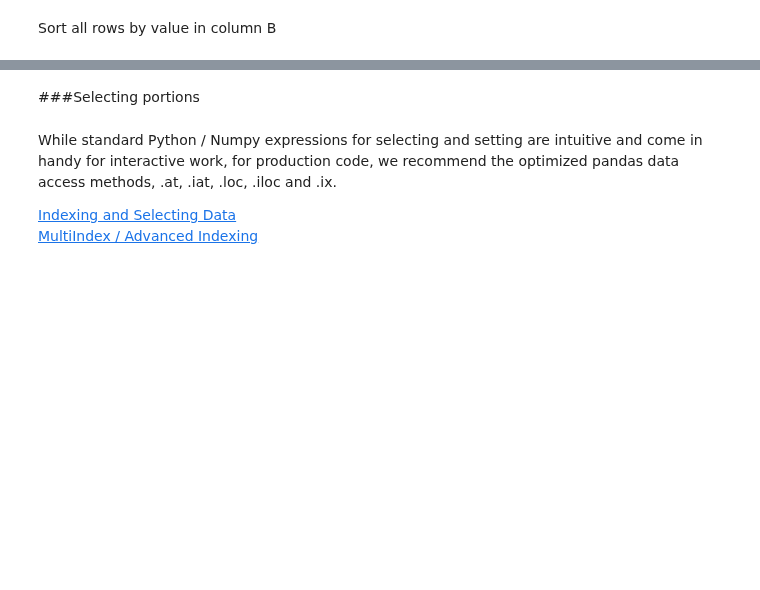
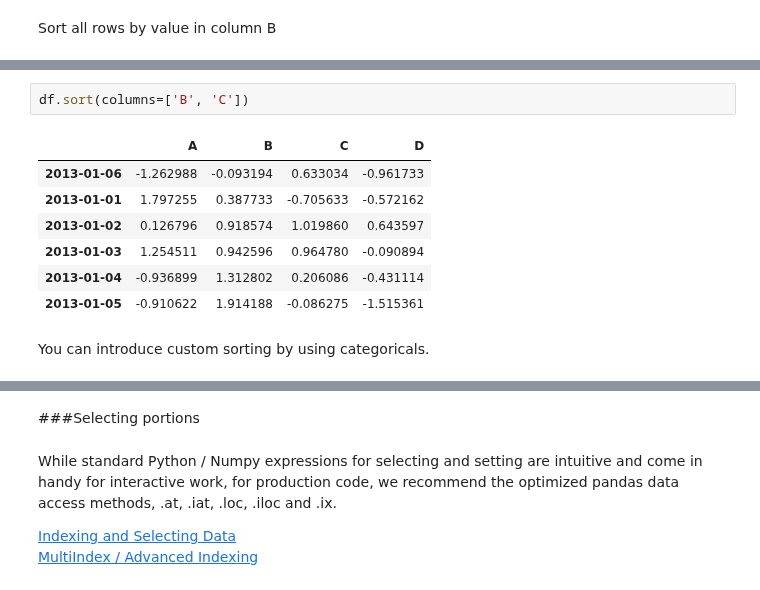
Before and after one commit to NelisW/PythonNotesToSelf, a Jupyter notebook: PandasCheatSheet.ipynb, the cells around one changed output, grey strips where cells are left out. Saved outputs shown, nothing was run; the diff lists cells and outputs as text; blank space fills up the shorter version.

```diff
--- a/PandasCheatSheet.ipynb
+++ b/PandasCheatSheet.ipynb
@@ -491,0 +614,12 @@ df.sort(columns='B')
+# %%
+df.sort(columns=['B', 'C'])
+# %% [output]
+|  | A | B | C | D |
+| 2013-01-06 | -1.262988 | -0.093194 | 0.633034 | -0.961733 |
+| 2013-01-01 | 1.797255 | 0.387733 | -0.705633 | -0.572162 |
+| 2013-01-02 | 0.126796 | 0.918574 | 1.019860 | 0.643597 |
+| 2013-01-03 | 1.254511 | 0.942596 | 0.964780 | -0.090894 |
+| 2013-01-04 | -0.936899 | 1.312802 | 0.206086 | -0.431114 |
+| 2013-01-05 | -0.910622 | 1.914188 | -0.086275 | -1.515361 |
+# %% [markdown]
+You can introduce custom sorting by using categoricals.
```
Also changed, not shown: parts of 65 cells of this notebook, 1 other file.
